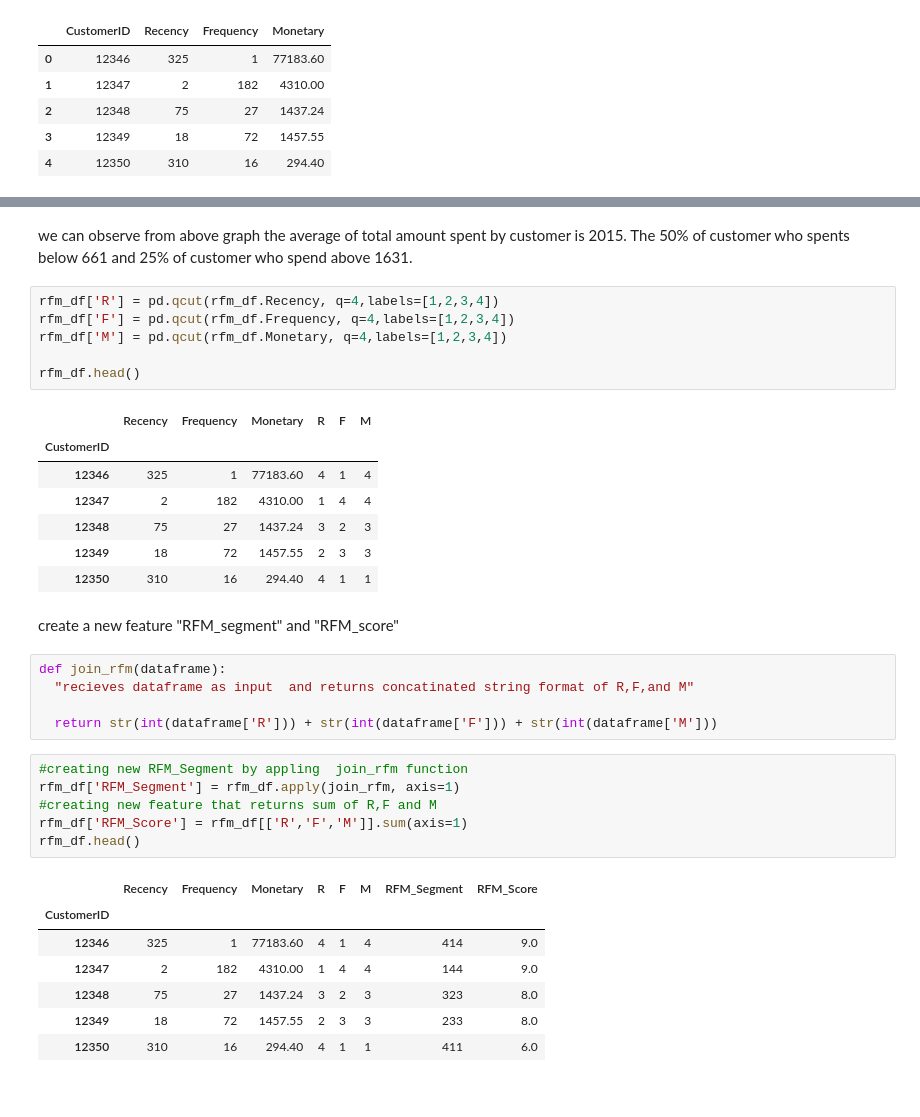
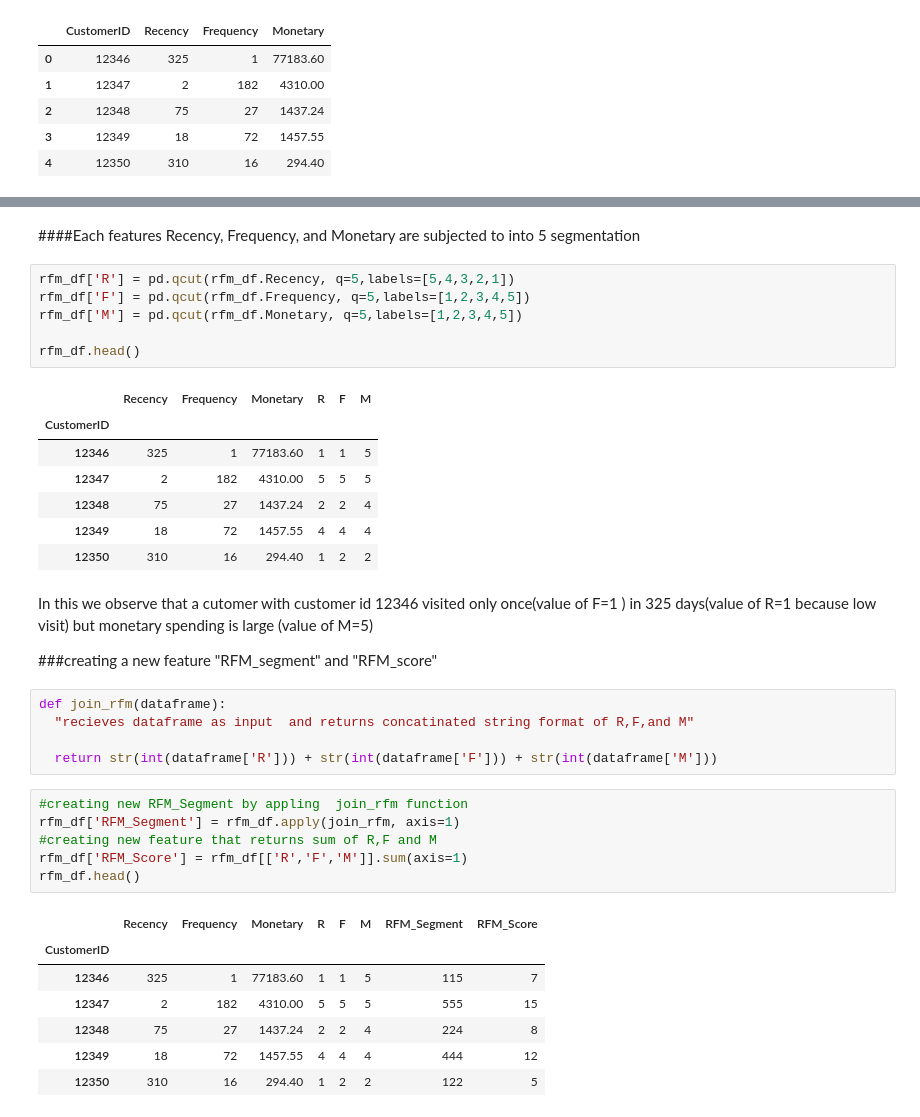
Before and after one commit to pavi-1994/retail_customer_segmentation_capstone_project, a Jupyter notebook: retail_customer_segmentation_capstone_project.ipynb, the cells around one changed output, grey strips where cells are left out. Saved outputs shown, nothing was run; the diff lists cells and outputs as text.

```diff
--- a/retail_customer_segmentation_capstone_project.ipynb
+++ b/retail_customer_segmentation_capstone_project.ipynb
@@ -1022,21 +996,26 @@ Name: Monetary, dtype: float64
-# %% [markdown]
-we can observe from above graph the average of total amount spent by customer   is 2015. The 50% of customer who spents below 661 and 25% of customer who spend above 1631.
+# %% [markdown]
+
+
+####Each features Recency,	Frequency, and	Monetary  are subjected to into 5 segmentation
 # %%
-rfm_df['R'] = pd.qcut(rfm_df.Recency, q=4,labels=[1,2,3,4])
-rfm_df['F'] = pd.qcut(rfm_df.Frequency, q=4,labels=[1,2,3,4])
-rfm_df['M'] = pd.qcut(rfm_df.Monetary, q=4,labels=[1,2,3,4])
+rfm_df['R'] = pd.qcut(rfm_df.Recency, q=5,labels=[5,4,3,2,1])
+rfm_df['F'] = pd.qcut(rfm_df.Frequency, q=5,labels=[1,2,3,4,5])
+rfm_df['M'] = pd.qcut(rfm_df.Monetary, q=5,labels=[1,2,3,4,5])
 
 rfm_df.head()
 # %% [output]
 |  | Recency | Frequency | Monetary | R | F | M |
 | CustomerID |  |  |  |  |  |  |
-| 12346 | 325 | 1 | 77183.60 | 4 | 1 | 4 |
-| 12347 | 2 | 182 | 4310.00 | 1 | 4 | 4 |
-| 12348 | 75 | 27 | 1437.24 | 3 | 2 | 3 |
-| 12349 | 18 | 72 | 1457.55 | 2 | 3 | 3 |
-| 12350 | 310 | 16 | 294.40 | 4 | 1 | 1 |
+| 12346 | 325 | 1 | 77183.60 | 1 | 1 | 5 |
+| 12347 | 2 | 182 | 4310.00 | 5 | 5 | 5 |
+| 12348 | 75 | 27 | 1437.24 | 2 | 2 | 4 |
+| 12349 | 18 | 72 | 1457.55 | 4 | 4 | 4 |
+| 12350 | 310 | 16 | 294.40 | 1 | 2 | 2 |
-# %% [markdown]
-create a new feature  "RFM_segment" and "RFM_score"
+# %% [markdown]
+In this we observe that a cutomer with customer id 12346 visited only once(value of  F=1 ) in 325 days(value of R=1 because low visit) but monetary spending is large (value of M=5)
+
+
+###creating a new feature  "RFM_segment" and "RFM_score"
 # %%
 def join_rfm(dataframe):
   "recieves dataframe as input  and returns concatinated string format of R,F,and M"
@@ -1051,8 +1030,8 @@ rfm_df.head()
 # %% [output]
 |  | Recency | Frequency | Monetary | R | F | M | RFM_Segment | RFM_Score |
 | CustomerID |  |  |  |  |  |  |  |  |
-| 12346 | 325 | 1 | 77183.60 | 4 | 1 | 4 | 414 | 9.0 |
-| 12347 | 2 | 182 | 4310.00 | 1 | 4 | 4 | 144 | 9.0 |
-| 12348 | 75 | 27 | 1437.24 | 3 | 2 | 3 | 323 | 8.0 |
-| 12349 | 18 | 72 | 1457.55 | 2 | 3 | 3 | 233 | 8.0 |
-| 12350 | 310 | 16 | 294.40 | 4 | 1 | 1 | 411 | 6.0 |
+| 12346 | 325 | 1 | 77183.60 | 1 | 1 | 5 | 115 | 7 |
+| 12347 | 2 | 182 | 4310.00 | 5 | 5 | 5 | 555 | 15 |
+| 12348 | 75 | 27 | 1437.24 | 2 | 2 | 4 | 224 | 8 |
+| 12349 | 18 | 72 | 1457.55 | 4 | 4 | 4 | 444 | 12 |
+| 12350 | 310 | 16 | 294.40 | 1 | 2 | 2 | 122 | 5 |
```
Also changed, not shown: parts of 48 cells of this notebook.
